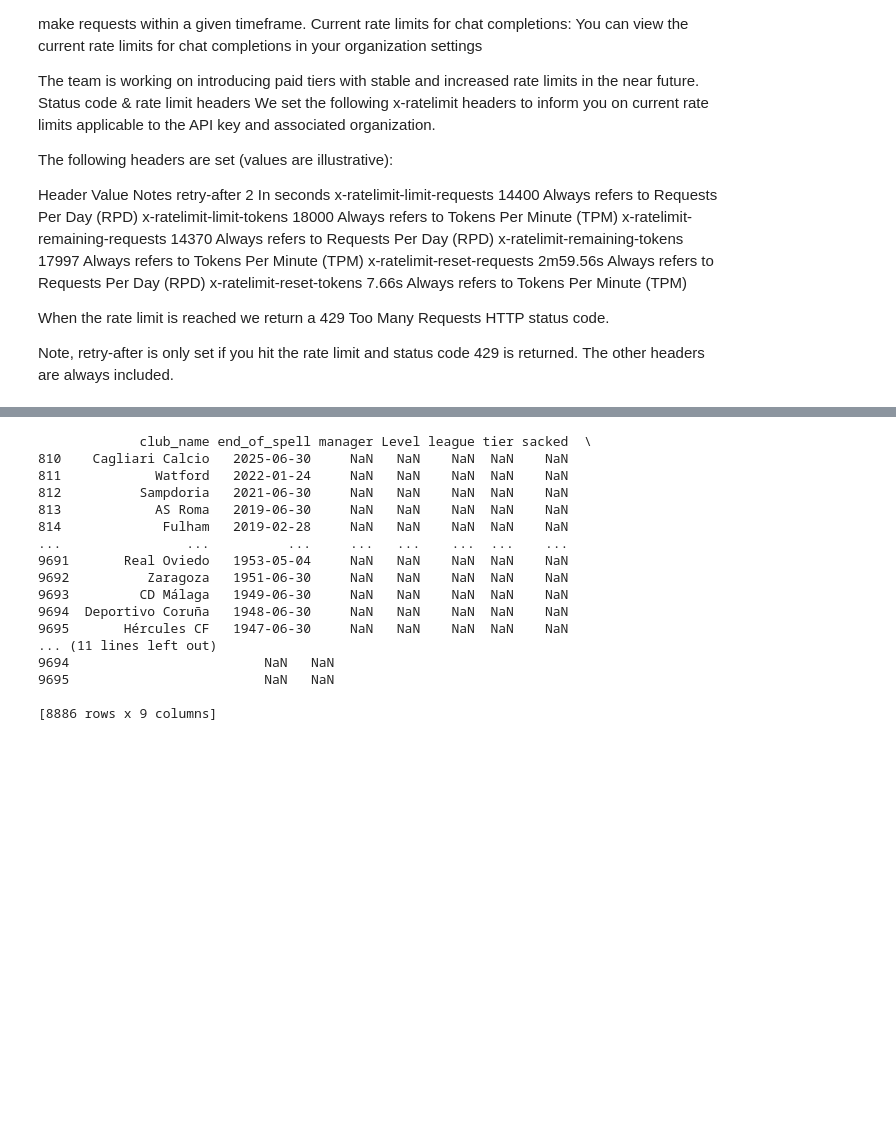
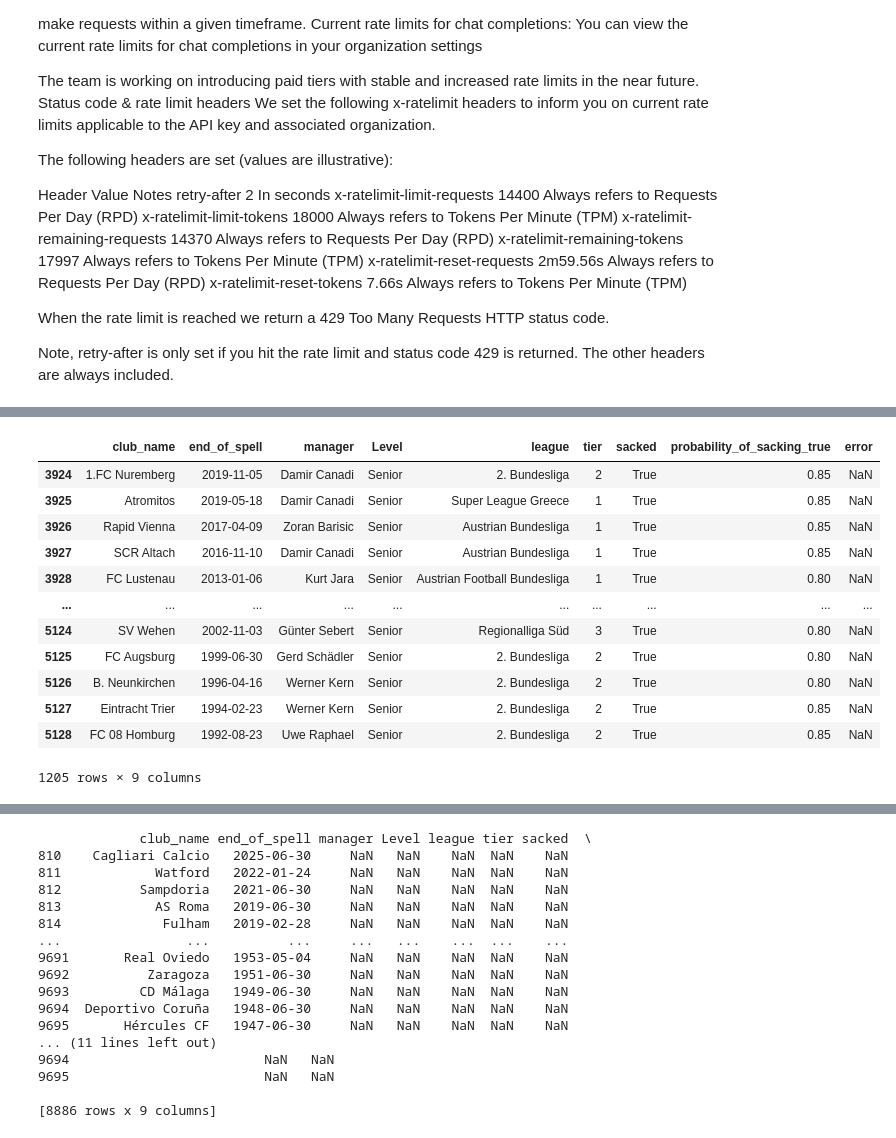
Before and after one commit to quinfer/market_expectations-manager_turnovers, a Jupyter notebook: LLM-work/variable_generator_Llama_3.ipynb, the cells around one changed output, grey strips where cells are left out. Cells and saved outputs as stored; diff of their text form; code cells hidden in the pictures; blank space fills up the shorter version.

```diff
--- a/LLM-work/variable_generator_Llama_3.ipynb
+++ b/LLM-work/variable_generator_Llama_3.ipynb
@@ -176,0 +190,17 @@ APIConnectionError: Connection error.
+# %%
+subset_columns=['manager','Level','league','tier','sacked','probability_of_sacking_true','error']
+inputs[~inputs[subset_columns].isna().all(axis=1)]
+# %% [output]
+|  | club_name | end_of_spell | manager | Level | league | tier | sacked | probability_of_sacking_true | error |
+| 3924 | 1.FC Nuremberg | 2019-11-05 | Damir Canadi | Senior | 2. Bundesliga | 2 | True | 0.85 | NaN |
+| 3925 | Atromitos | 2019-05-18 | Damir Canadi | Senior | Super League Greece | 1 | True | 0.85 | NaN |
+| 3926 | Rapid Vienna | 2017-04-09 | Zoran Barisic | Senior | Austrian Bundesliga | 1 | True | 0.85 | NaN |
+| 3927 | SCR Altach | 2016-11-10 | Damir Canadi | Senior | Austrian Bundesliga | 1 | True | 0.85 | NaN |
+| 3928 | FC Lustenau | 2013-01-06 | Kurt Jara | Senior | Austrian Football Bundesliga | 1 | True | 0.80 | NaN |
+| ... | ... | ... | ... | ... | ... | ... | ... | ... | ... |
+| 5124 | SV Wehen | 2002-11-03 | Günter Sebert | Senior | Regionalliga Süd | 3 | True | 0.80 | NaN |
+| 5125 | FC Augsburg | 1999-06-30 | Gerd Schädler | Senior | 2. Bundesliga | 2 | True | 0.80 | NaN |
+| 5126 | B. Neunkirchen | 1996-04-16 | Werner Kern | Senior | 2. Bundesliga | 2 | True | 0.80 | NaN |
+| 5127 | Eintracht Trier | 1994-02-23 | Werner Kern | Senior | 2. Bundesliga | 2 | True | 0.85 | NaN |
+| 5128 | FC 08 Homburg | 1992-08-23 | Uwe Raphael | Senior | 2. Bundesliga | 2 | True | 0.85 | NaN |
+1205 rows × 9 columns
```
Also changed, not shown: parts of 7 cells of this notebook, 5 other files.
